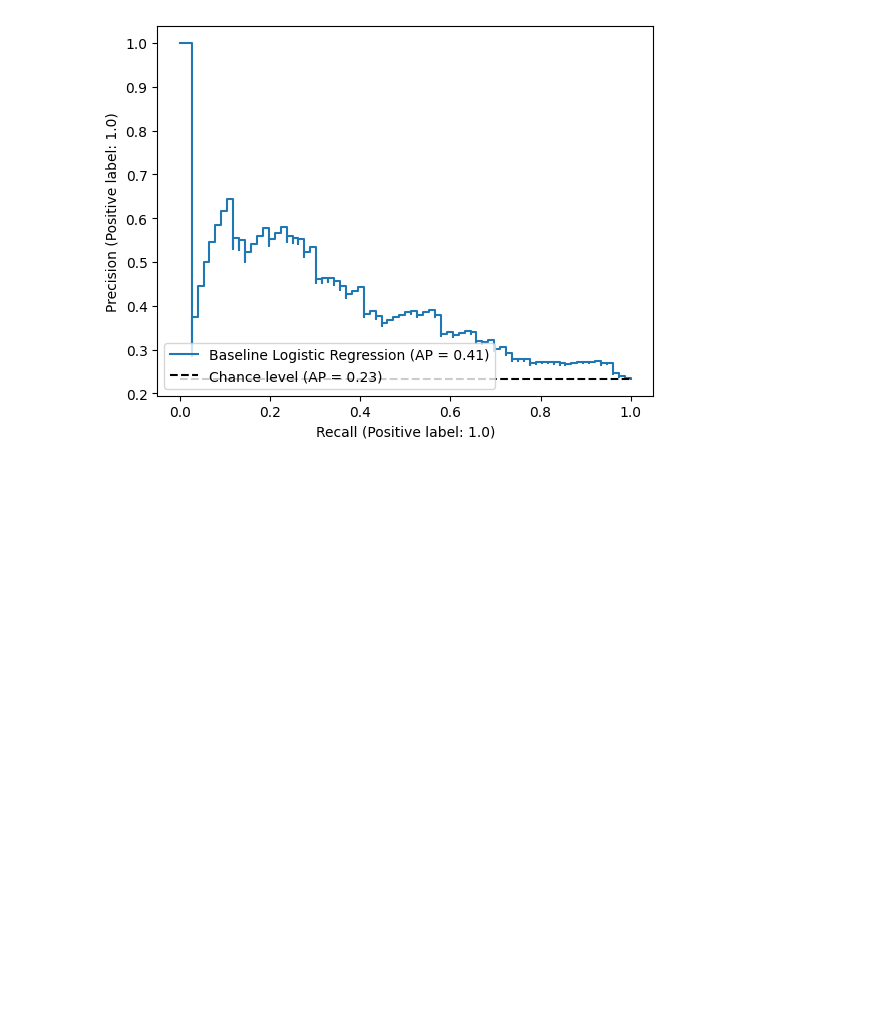
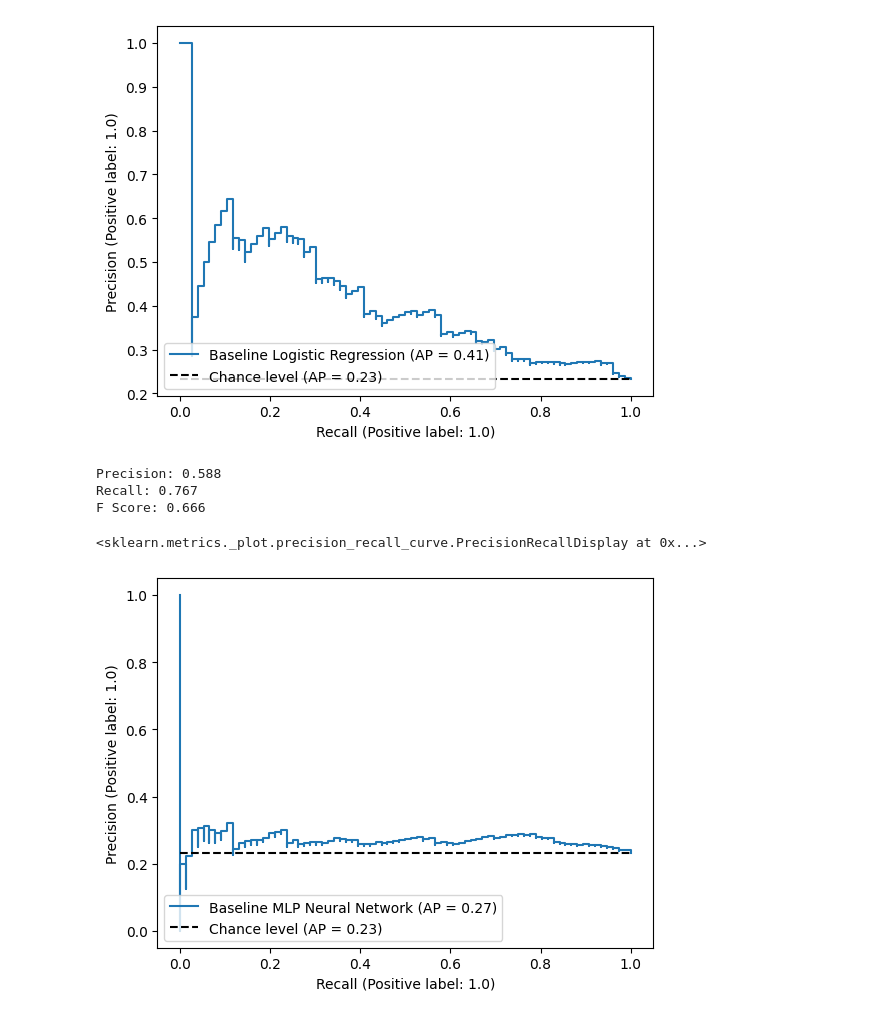
Before and after one commit to jamie-chiu/limits_555a2, a Jupyter notebook: final_assignment.ipynb, the cells around one changed output. Cells and saved outputs as stored; diff of their text form; code cells hidden in the pictures; blank space fills up the shorter version.

Commit message:
added model comparison charts

```diff
--- a/final_assignment.ipynb
+++ b/final_assignment.ipynb
@@ -235,3 +228,50 @@ Recall: 0.773
 F Score: 0.680
 <sklearn.metrics._plot.precision_recall_curve.PrecisionRecallDisplay at 0x...>
 [figure]
+# %%
+###########################################
+# Neural Network Baseline Model
+###########################################
+
+from sklearn.neural_network import MLPClassifier
+from sklearn import metrics
+
+"""
+Baseline model 1 using a Multi-Layer Perceptron Neural Network of 5 background variables:
+    year of birth
+    gender
+    origin (recoded as binary Dutch or not Dutch)
+    education
+    median gross household income across waves
+
+Split train/test at test size = 0.33; chance level = 0.23 (unbalanced)
+
+Results: Baseline model does slightly better than chance
+"""
+
+
+model_baseline_mlp = MLPClassifier(hidden_layer_sizes=(50,10), random_state=42)
+
+# Fit the model
+model_baseline_mlp.fit(X_train, y_train)
+
+y_pred = model_baseline_mlp.predict(X_test)
+
+precision, recall, f_score, support = precision_recall_fscore_support(
+    y_test, y_pred,
+    average='weighted')
+
+print(f"Precision: {precision:.3f}")
+print(f"Recall: {recall:.3f}")
+print(f"F Score: {f_score:.3f}")
+
+metrics.PrecisionRecallDisplay.from_estimator(
+    model_baseline_mlp, X_test, y_test,
+    name="Baseline MLP Neural Network",
+    plot_chance_level=True)
+# %% [output]
+Precision: 0.588
+Recall: 0.767
+F Score: 0.666
+<sklearn.metrics._plot.precision_recall_curve.PrecisionRecallDisplay at 0x...>
+[figure, added]
```
Also changed, not shown: parts of 3 cells of this notebook, 3 other files.
